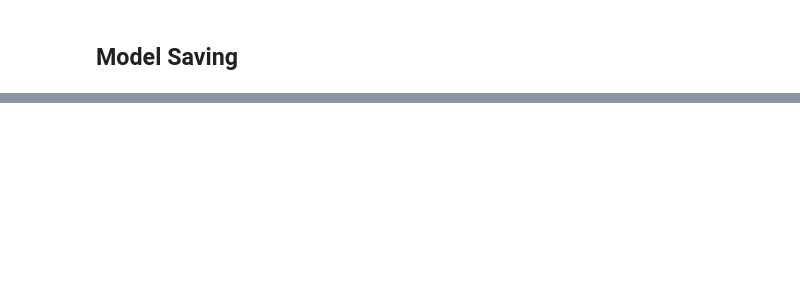
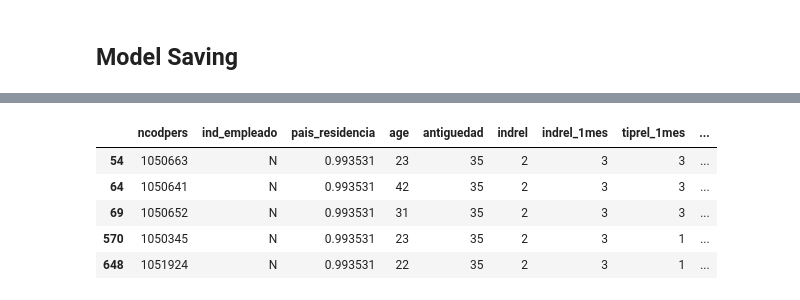
Before and after one commit to shelovescode000/CustomerSegmentationProject, a Jupyter notebook: Customer Segmentation.ipynb, the cells around one changed output, grey strips where cells are left out. Cells and saved outputs as stored; diff of their text form; code cells hidden in the pictures; blank space fills up the shorter version.

```diff
--- a/Customer Segmentation.ipynb
+++ b/Customer Segmentation.ipynb
@@ -851,2 +838,6 @@ davies_bouldin_score(principal_components, clusters)
 # %% [markdown]
 ## Model Saving
+# %%
+newdata["Label"] = principal_componentsDF["Label"]
+newdata["Cluster"] = principal_componentsDF["Cluster"]
+newdata.head()
@@ -852,0 +861,10 @@ davies_bouldin_score(principal_components, clusters)
+# %%
+C2 = newdata[newdata["Cluster"] == 2]
+C2.head()
+# %% [output]
+|  | ncodpers | ind_empleado | pais_residencia | age | antiguedad | indrel | indrel_1mes | tiprel_1mes | ... |
+| 54 | 1050663 | N | 0.993531 | 23 | 35 | 2 | 3 | 3 | ... |
+| 64 | 1050641 | N | 0.993531 | 42 | 35 | 2 | 3 | 3 | ... |
+| 69 | 1050652 | N | 0.993531 | 31 | 35 | 2 | 3 | 3 | ... |
+| 570 | 1050345 | N | 0.993531 | 23 | 35 | 2 | 3 | 1 | ... |
+| 648 | 1051924 | N | 0.993531 | 22 | 35 | 2 | 3 | 1 | ... |
```
Also changed, not shown: parts of 22 cells of this notebook, 5 other files.
